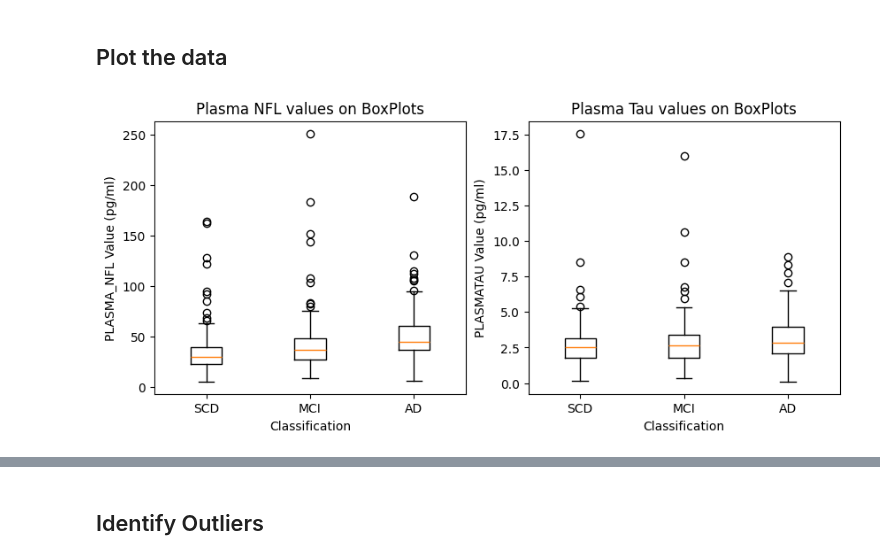
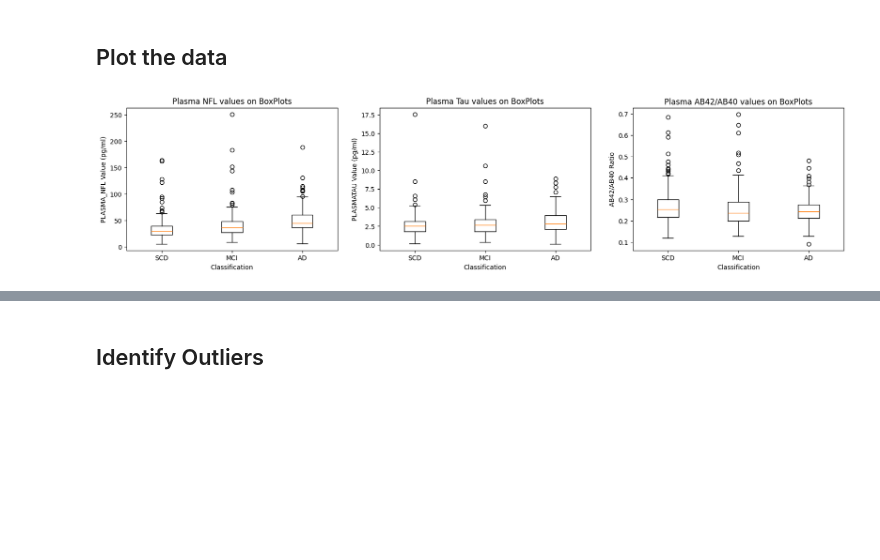
Before and after one commit to danielmakin/NoMoreAlzheimersDisease, a Jupyter notebook: PreProcessing.ipynb, the cells around one changed output, grey strips where cells are left out. Drawn from its saved outputs; the diff is of its cells as text; code cells hidden in the pictures; blank space fills up the shorter version.

Commit message:
Moved Graphs around

```diff
--- a/PreProcessing.ipynb
+++ b/PreProcessing.ipynb
@@ -106,22 +106,29 @@ AD = df.loc[df["DX"] == "AD"]
 SCD
 df.to_csv("Data/ProcessedData/PreProcessingFile.csv")
 # %%
-fig, axes = plt.subplots(nrows=1, ncols=2, figsize=(10, 4))
+fig, axes = plt.subplots(nrows=1, ncols=3, figsize=(20, 4))
 
 box_plot_nfl = [list(SCD['PLASMA_NFL'].dropna()), list(MCI['PLASMA_NFL']), list(AD['PLASMA_NFL'].dropna())]
 
 axes[0].boxplot(box_plot_nfl, showfliers=True, labels=['SCD', 'MCI', 'AD'])
 axes[0].set_title('Plasma NFL values on BoxPlots')
 axes[0].set_ylabel('PLASMA_NFL Value (pg/ml)')
 axes[0].set_xlabel('Classification')
 
 # Remove the null values also
 box_plot_tau = [list(SCD['PLASMATAU'].dropna()), list(MCI['PLASMATAU']), list(AD['PLASMATAU'].dropna())]
 
 axes[1].boxplot(box_plot_tau, showfliers=True, labels=['SCD', 'MCI', 'AD'])
 axes[1].set_title('Plasma Tau values on BoxPlots')
 axes[1].set_ylabel('PLASMATAU Value (pg/ml)')
 axes[1].set_xlabel('Classification')
+
+box_plot_ab = [list(SCD['AB4240'].dropna()), list(MCI['AB4240'].dropna()), list(AD['AB4240'].dropna())]
+
+axes[2].boxplot(box_plot_ab, showfliers=True, labels=['SCD', 'MCI', 'AD'])
+axes[2].set_title('Plasma AB42/AB40 values on BoxPlots')
+axes[2].set_ylabel('AB42/AB40 Ratio')
+axes[2].set_xlabel('Classification')
 plt.show()
 # %% [output]
-[figure, old version]
+[figure, new version]
```
Also changed, not shown: parts of 5 cells of this notebook.
